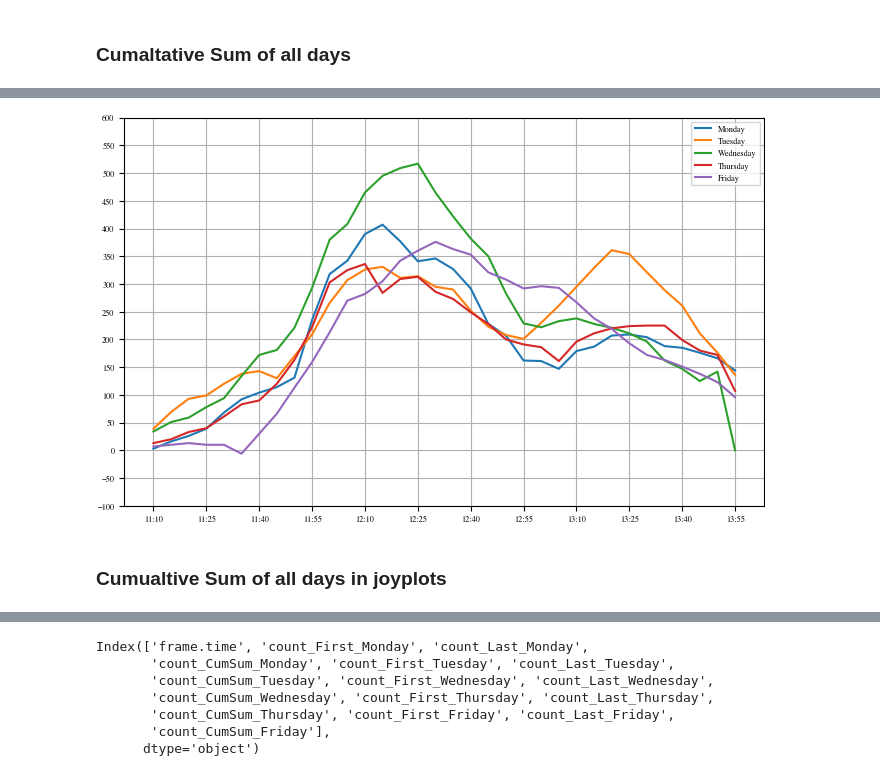
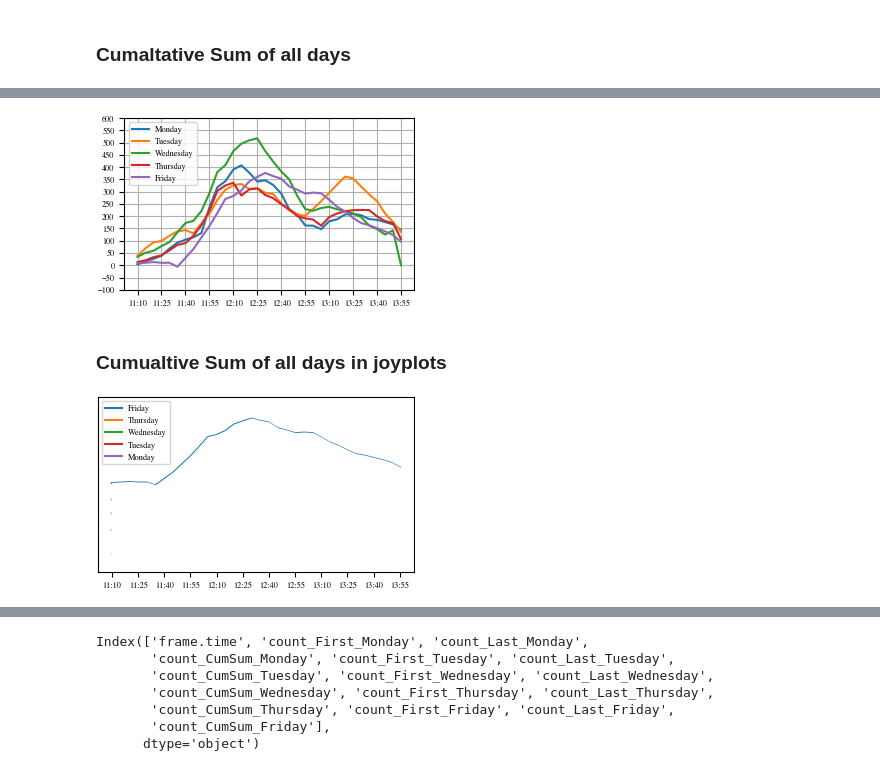
Before and after one commit to danielbischofff/dataLiteracyPeopleCounting, a Jupyter notebook: PeopleFlowMensa.ipynb, the cells around one changed output, grey strips where cells are left out. Drawn from its saved outputs; the diff is of its cells as text; code cells hidden in the pictures.

```diff
--- a/PeopleFlowMensa.ipynb
+++ b/PeopleFlowMensa.ipynb
@@ -437,5 +616,5 @@ d5Week
 # %%
-plt.rcParams.update(bundles.icml2022(column='full', nrows=1, ncols=1, usetex=False))
+plt.rcParams.update(bundles.icml2022(column='half', nrows=1, ncols=1, usetex=False))
 
 plt.plot(d5Week['frame.time'], d5Week['count_First_Monday'], label='monday')
 plt.plot(d5Week['frame.time'], d5Week['count_First_Tuesday'], label='Tuesday')
@@ -461,7 +640,7 @@ plt.savefig('./plots/first_seen_mac_per_5_min.pdf')
 # %% [markdown]
 ### Last Seen
 # %%
-plt.rcParams.update(bundles.icml2022(column='full', nrows=1, ncols=1, usetex=False))
+plt.rcParams.update(bundles.icml2022(column='half', nrows=1, ncols=1, usetex=False))
 
 plt.plot(d5Week['frame.time'], d5Week['count_Last_Monday'], label='monday')
 plt.plot(d5Week['frame.time'], d5Week['count_Last_Tuesday'], label='Tuesday')
@@ -487,21 +666,21 @@ plt.savefig('./plots/last_seen_mac_per_5_min.pdf')
 # %% [markdown]
 ### First, Last & Cumaltive Sum
 # %%
-plt.rcParams.update(bundles.icml2022(column='full', nrows=1, ncols=1, usetex=False))
+plt.rcParams.update(bundles.icml2022(column='half', nrows=1, ncols=1, usetex=False))
 plt.title('cumulative sum, first and last seen mac add for monday')
 plt.xlabel('Time')
 plt.ylabel('Count')
 
 plt.plot(d5TimeFirstLastCumSumMonday['frame.time'], d5TimeFirstLastCumSumMonday['count_CumSum'], color = rgb.pn_orange, label='cumulative sum', linewidth=3)
-plt.plot(d5TimeFirstLastCumSumMonday['frame.time'], d5TimeFirstLastCumSumMonday['count_First'], color = rgb.tue_darkblue, label='First seen')
-plt.plot(d5TimeFirstLastCumSumMonday['frame.time'], d5TimeFirstLastCumSumMonday['count_Last'], color = rgb.tue_darkgreen, label='Last seen')
+plt.plot(d5TimeFirstLastCumSumMonday['frame.time'], d5TimeFirstLastCumSumMonday['count_First'], color = rgb.tue_darkblue, label='First seen', linestyle= ':')
+plt.plot(d5TimeFirstLastCumSumMonday['frame.time'], d5TimeFirstLastCumSumMonday['count_Last'], color = rgb.tue_darkgreen, label='Last seen', linestyle= '-.')
 
 plt.fill_between(d5TimeFirstLastCumSumMonday['frame.time'], d5TimeFirstLastCumSumMonday['count_First'], d5TimeFirstLastCumSumMonday['count_Last'], where=(d5TimeFirstLastCumSumMonday['count_First'] > d5TimeFirstLastCumSumMonday['count_Last']), interpolate=True, color = rgb.tue_blue, alpha = 0.2)
 plt.fill_between(d5TimeFirstLastCumSumMonday['frame.time'], d5TimeFirstLastCumSumMonday['count_First'], d5TimeFirstLastCumSumMonday['count_Last'], where=(d5TimeFirstLastCumSumMonday['count_First'] <= d5TimeFirstLastCumSumMonday['count_Last']), interpolate=True, color = rgb.tue_green, alpha = 0.2)
 # plt.fill_between(d5MondayCumFirstLast['frame.time'], d5MondayCumFirstLast['count_CumSum'], color = rgb.tue_blue, alpha = 0.2)
 
 plt.legend()
-plt.legend(fontsize='large')
+# plt.legend(fontsize='large')
 plt.grid(True)
 
 locsy, labels = plt.yticks()
@@ -518,2 +697,30 @@ plt.savefig('./plots/CumSumFirstLastMonday.pdf')
 # %% [markdown]
 ### Cumaltative Sum of all days
+# %%
+from matplotlib.ticker import MaxNLocator
+# fig, axs = plt.subplots(1, 5, sharey=True, figsize=(15, 3))  # Create 5 subplots in one row, sharing the same y-axis
+plt.rcParams.update(bundles.icml2022(column='half', nrows=15, ncols=3, usetex=False))
+
+fig, axs = plt.subplots(nrows = 15, ncols = 3)  # Create 5 subplots in one row, sharing the same y-axis
+locsy, labels = plt.yticks()
+locsx, labels = plt.xticks()
+
+
+axs[0].plot(d5Week['frame.time'], d5Week['count_CumSum_Monday'], label='monday')
+axs[1].plot(d5Week['frame.time'], d5Week['count_CumSum_Tuesday'], label='tuesday')
+axs[2].plot(d5Week['frame.time'], d5Week['count_CumSum_Wednesday'], label='wednesday')
+axs[3].plot(d5Week['frame.time'], d5Week['count_CumSum_Thursday'], label='thursday')
+axs[4].plot(d5Week['frame.time'], d5Week['count_CumSum_Friday'], label='friday')
+
+axs[0].fill_between(d5Week['frame.time'], d5Week['count_CumSum_Monday'], alpha=0.2)
+axs[1].fill_between(d5Week['frame.time'], d5Week['count_CumSum_Tuesday'], alpha=0.2)
+axs[2].fill_between(d5Week['frame.time'], d5Week['count_CumSum_Wednesday'], alpha=0.2)
+axs[3].fill_between(d5Week['frame.time'], d5Week['count_CumSum_Thursday'], alpha=0.2)
+axs[4].fill_between(d5Week['frame.time'], d5Week['count_CumSum_Friday'], alpha=0.2)
+
+for ax in axs:
+    ax.xaxis.set_major_locator(MaxNLocator(nbins=8))
+    ax.legend()
+
+plt.savefig('./plots/cumSumWeek.pdf')
+plt.show()
@@ -520,19 +730,47 @@ plt.savefig('./plots/CumSumFirstLastMonday.pdf')
 # %%
-plt.rcParams.update(bundles.icml2022(column='full', nrows=1, ncols=1, usetex=False))
+plt.rcParams.update(bundles.icml2022(column='half', nrows=1, ncols=1, usetex=False))
 plt.plot(d5Week['frame.time'],d5Week['count_CumSum_Monday'], label='Monday')
 plt.plot(d5Week['frame.time'],d5Week['count_CumSum_Tuesday'], label='Tuesday')
 plt.plot(d5Week['frame.time'],d5Week['count_CumSum_Wednesday'], label='Wednesday')
 plt.plot(d5Week['frame.time'],d5Week['count_CumSum_Thursday'], label='Thursday')
 plt.plot(d5Week['frame.time'],d5Week['count_CumSum_Friday'], label='Friday')
 locsy, labels = plt.yticks()
 locsx, labels = plt.xticks()
 plt.legend()
 plt.yticks(np.linspace(min(locsy), max(locsy), num=15))
 plt.xticks(locsx[::3])
 plt.grid(True)
 plt.savefig('./plots/cumSumWeek.pdf')
 plt.show()
 # %% [output]
-[figure, old version]
+[figure, new version]
 # %% [markdown]
 ### Cumualtive Sum of all days in joyplots
+# %%
+x = np.arange(0.0, len(d5Week['count_CumSum_Monday']), 1)
+
+plt.rcParams.update(bundles.icml2022(column='half', nrows=1, ncols=1, usetex=False))
+plt.plot(d5Week['frame.time'],d5Week['count_CumSum_Friday'] + 400, label='Friday', zorder=1)
+plt.plot(d5Week['frame.time'],d5Week['count_CumSum_Thursday'] + 300, label='Thursday', zorder=1)
+plt.plot(d5Week['frame.time'],d5Week['count_CumSum_Wednesday'] + 200, label='Wednesday', zorder=1)
+plt.plot(d5Week['frame.time'],d5Week['count_CumSum_Tuesday'] + 100, label='Tuesday', zorder=1)
+plt.plot(d5Week['frame.time'],d5Week['count_CumSum_Monday'], label='Monday', zorder=1)
+
+plt.fill_between(d5Week['frame.time'], d5Week['count_CumSum_Friday'] + 400, color='white', zorder=2)
+plt.fill_between(d5Week['frame.time'], d5Week['count_CumSum_Wednesday'] + 200, color='white', zorder=2)
+plt.fill_between(d5Week['frame.time'], d5Week['count_CumSum_Thursday']+ 300 , color='white', zorder=2)
+plt.fill_between(d5Week['frame.time'], d5Week['count_CumSum_Tuesday'] + 100, color='white', zorder=2)
+plt.fill_between(d5Week['frame.time'], d5Week['count_CumSum_Monday'], color='white', zorder=2)
+
+plt.gca().yaxis.set_visible(False)
+
+
+locsy, labels = plt.yticks()
+locsx, labels = plt.xticks()
+plt.legend()
+plt.yticks(np.linspace(min(locsy), max(locsy), num=15))
+plt.xticks(locsx[::3])
+plt.savefig('./plots/cumSumWeek.pdf')
+plt.show()
+# %% [output]
+[figure, added]
```
Also changed, not shown: parts of 36 cells of this notebook.
